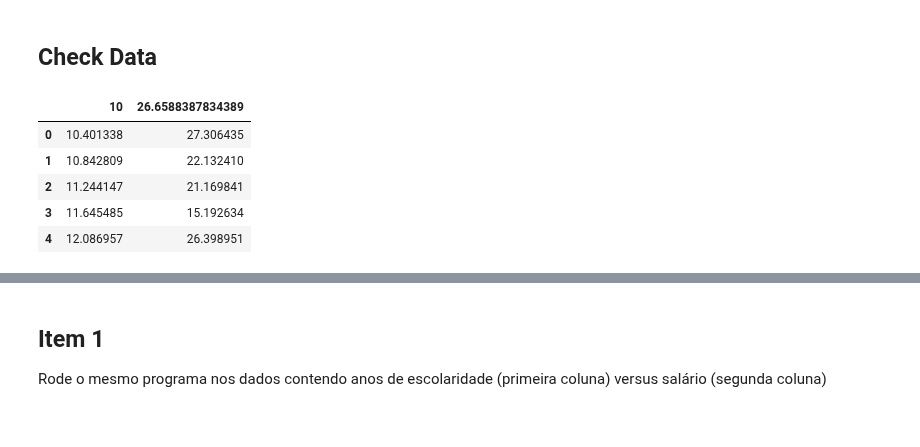
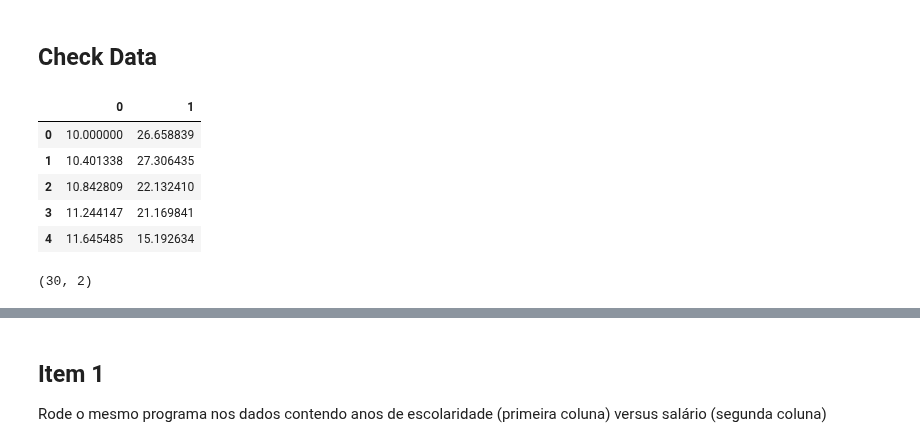
Before and after one commit to guilhermemg/ml-mestrado, a Jupyter notebook: notebooks/assignment-1.ipynb, the cells around one changed output, grey strips where cells are left out. Drawn from its saved outputs; the diff is of its cells as text; code cells hidden in the pictures.

```diff
--- a/notebooks/assignment-1.ipynb
+++ b/notebooks/assignment-1.ipynb
@@ -24,12 +24,16 @@ import matplotlib.pyplot as plt
 # %% [markdown]
 ## Check Data
 # %%
-df = pd.read_csv('../data/income.csv')
+df = pd.read_csv('../data/income.csv', header=None)
 df.head()
 # %% [output]
-|  | 10 | 26.6588387834389 |
-| 0 | 10.401338 | 27.306435 |
-| 1 | 10.842809 | 22.132410 |
-| 2 | 11.244147 | 21.169841 |
-| 3 | 11.645485 | 15.192634 |
-| 4 | 12.086957 | 26.398951 |
+|  | 0 | 1 |
+| 0 | 10.000000 | 26.658839 |
+| 1 | 10.401338 | 27.306435 |
+| 2 | 10.842809 | 22.132410 |
+| 3 | 11.244147 | 21.169841 |
+| 4 | 11.645485 | 15.192634 |
+# %%
+df.shape
+# %% [output]
+(30, 2)
```
Also changed, not shown: parts of 12 cells of this notebook.
